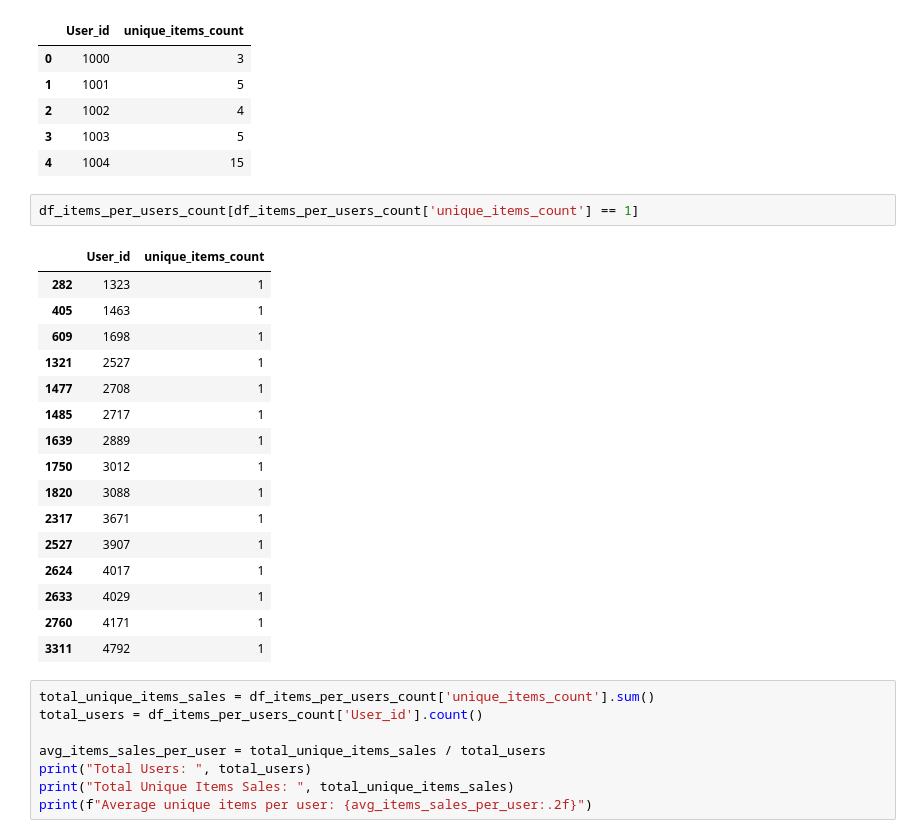
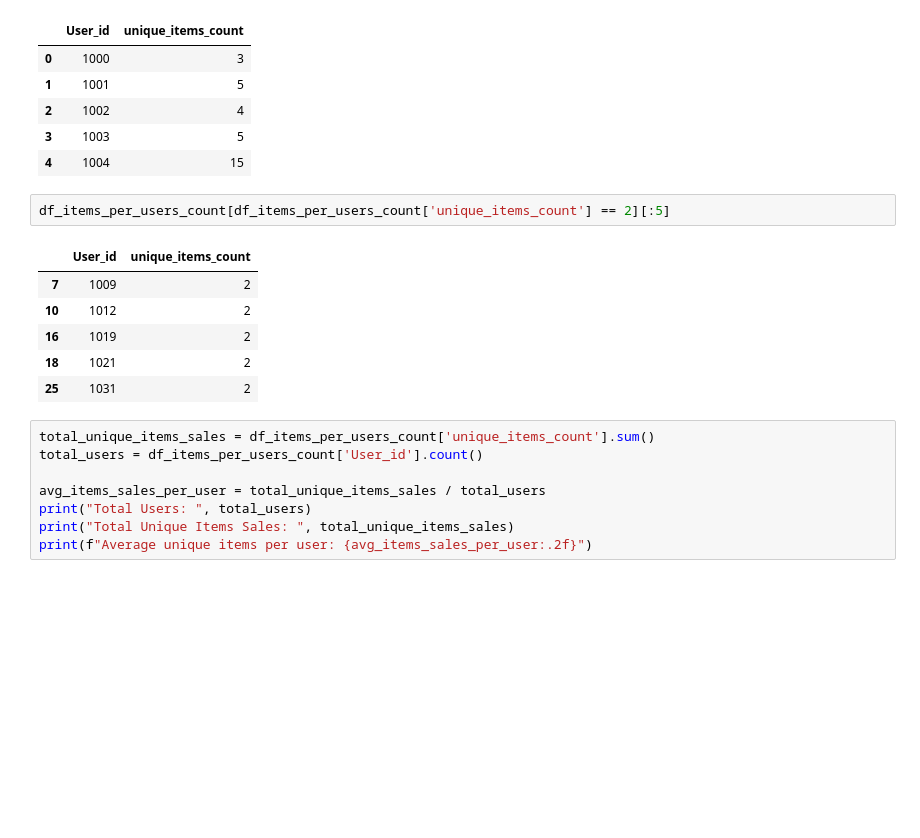
Before and after one commit to lalitphan-rainie/COMPSCI7306_MBD_A3, a Jupyter notebook: MBD_2025_Tri1_assignment3a_a1932456_Lalitphan_Sae-teoh_v04.ipynb, the cells around one changed output. Drawn from its saved outputs; the diff is of its cells as text; blank space fills up the shorter version.

```diff
--- a/MBD_2025_Tri1_assignment3a_a1932456_Lalitphan_Sae-teoh_v04.ipynb
+++ b/MBD_2025_Tri1_assignment3a_a1932456_Lalitphan_Sae-teoh_v04.ipynb
@@ -254,24 +254,14 @@ df_items_per_users_count.head()
 | 3 | 1003 | 5 |
 | 4 | 1004 | 15 |
 # %%
-df_items_per_users_count[df_items_per_users_count['unique_items_count'] == 1]
+df_items_per_users_count[df_items_per_users_count['unique_items_count'] == 2][:5]
 # %% [output]
 |  | User_id | unique_items_count |
-| 282 | 1323 | 1 |
-| 405 | 1463 | 1 |
-| 609 | 1698 | 1 |
-| 1321 | 2527 | 1 |
-| 1477 | 2708 | 1 |
-| 1485 | 2717 | 1 |
-| 1639 | 2889 | 1 |
-| 1750 | 3012 | 1 |
-| 1820 | 3088 | 1 |
-| 2317 | 3671 | 1 |
-| 2527 | 3907 | 1 |
-| 2624 | 4017 | 1 |
-| 2633 | 4029 | 1 |
-| 2760 | 4171 | 1 |
-| 3311 | 4792 | 1 |
+| 7 | 1009 | 2 |
+| 10 | 1012 | 2 |
+| 16 | 1019 | 2 |
+| 18 | 1021 | 2 |
+| 25 | 1031 | 2 |
 # %%
 total_unique_items_sales = df_items_per_users_count['unique_items_count'].sum()
 total_users = df_items_per_users_count['User_id'].count()
```
Also changed, not shown: parts of 25 cells of this notebook.
